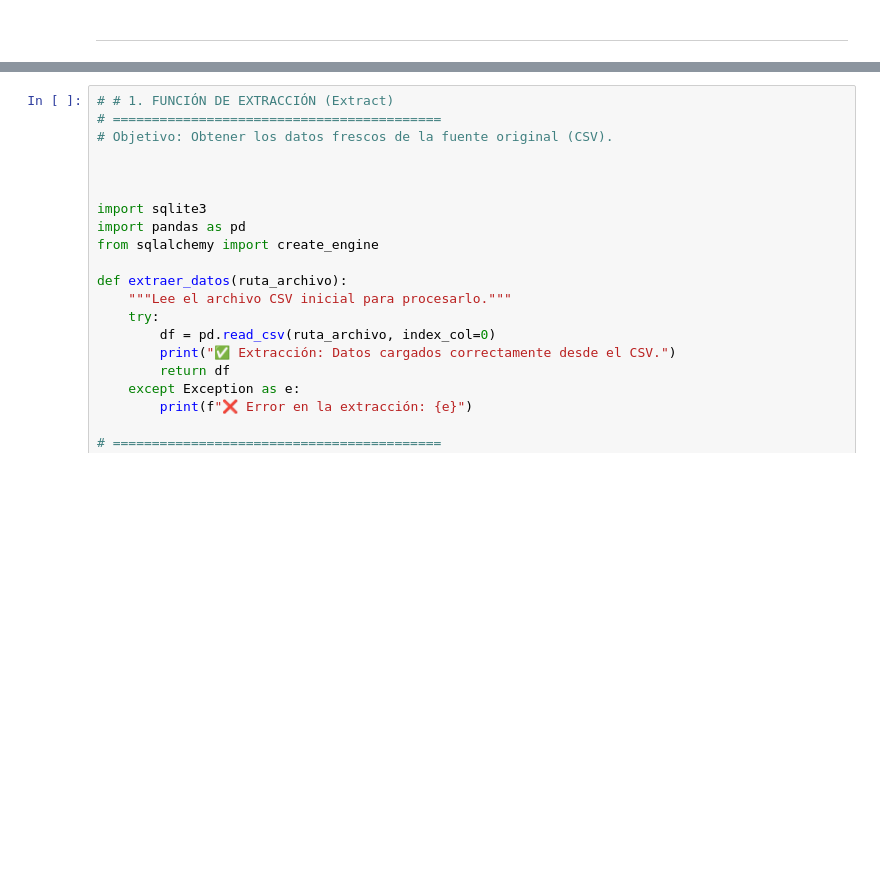
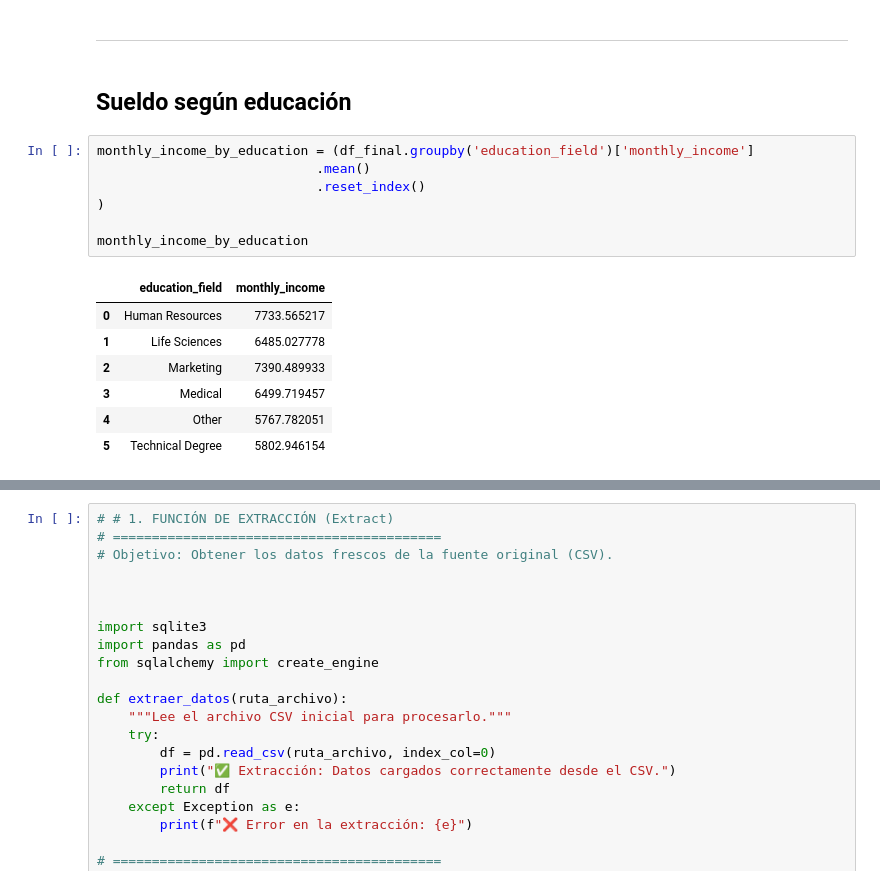
Before and after one commit to PatriciaAnaya/project-da-promo-59-modulo-3-team-3, a Jupyter notebook: optimizacion-de-talento.ipynb, the cells around one changed output, grey strips where cells are left out. Saved outputs shown, nothing was run; the diff lists cells and outputs as text; blank space fills up the shorter version.

```diff
--- a/optimizacion-de-talento.ipynb
+++ b/optimizacion-de-talento.ipynb
@@ -1226,3 +1225,20 @@ Ayudas a la Movilidad: Dado que hay empleados que mantienen una satisfacción al
 Captación de Talento Local: Para nuevas contrataciones de niveles jerárquicos que requieren presencia física constante, se sugiere priorizar candidatos en el radio de los 10-15 km, donde la estabilidad de la satisfacción es más consistente.
 # %% [markdown]
 ***
+# %% [markdown]
+## Sueldo según educación
+# %%
+monthly_income_by_education = (df_final.groupby('education_field')['monthly_income']
+                            .mean()
+                            .reset_index()
+)
+
+monthly_income_by_education
+# %% [output]
+|  | education_field | monthly_income |
+| 0 | Human Resources | 7733.565217 |
+| 1 | Life Sciences | 6485.027778 |
+| 2 | Marketing | 7390.489933 |
+| 3 | Medical | 6499.719457 |
+| 4 | Other | 5767.782051 |
+| 5 | Technical Degree | 5802.946154 |
```
Also changed, not shown: parts of 22 cells of this notebook, 1 other file.
